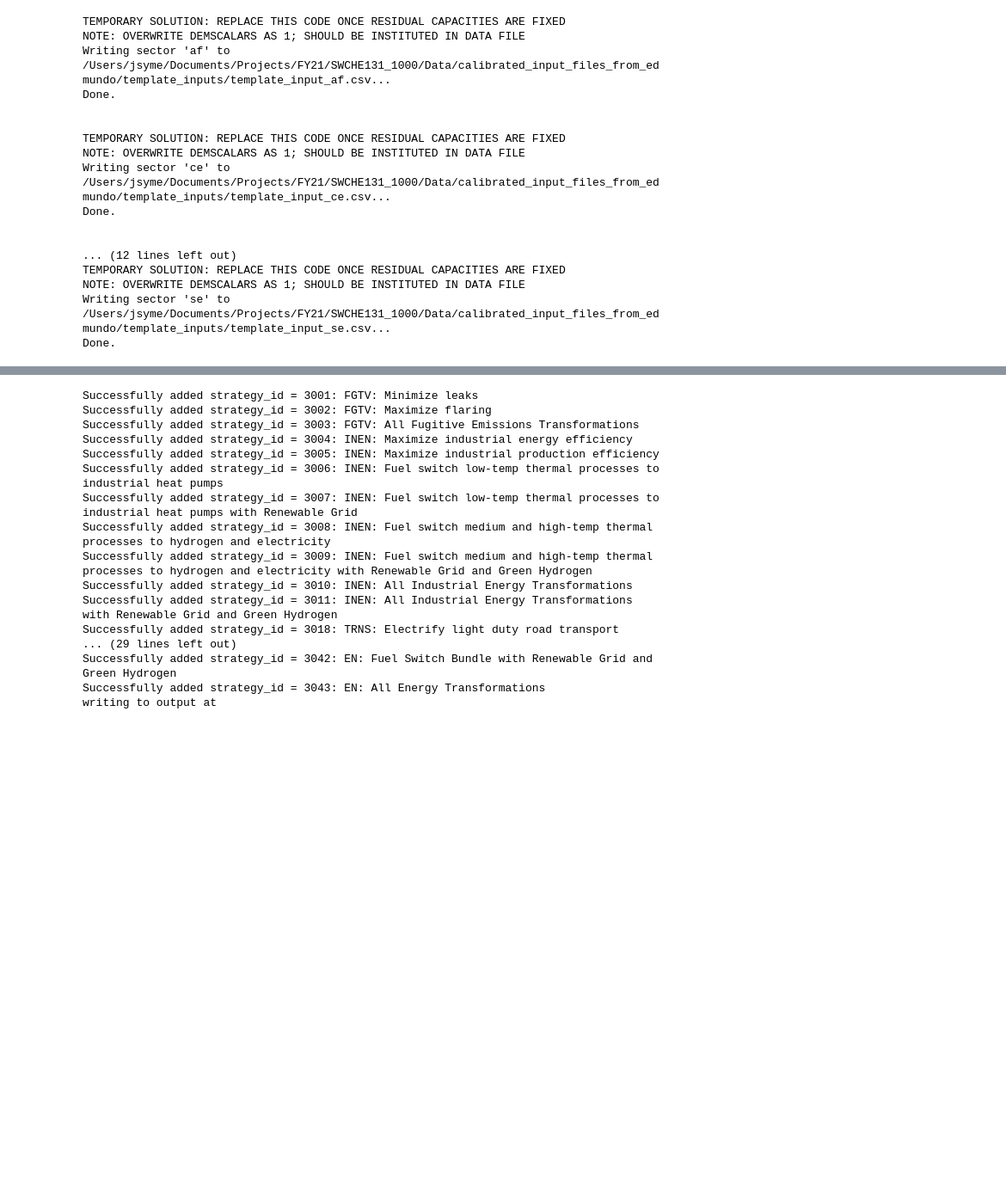
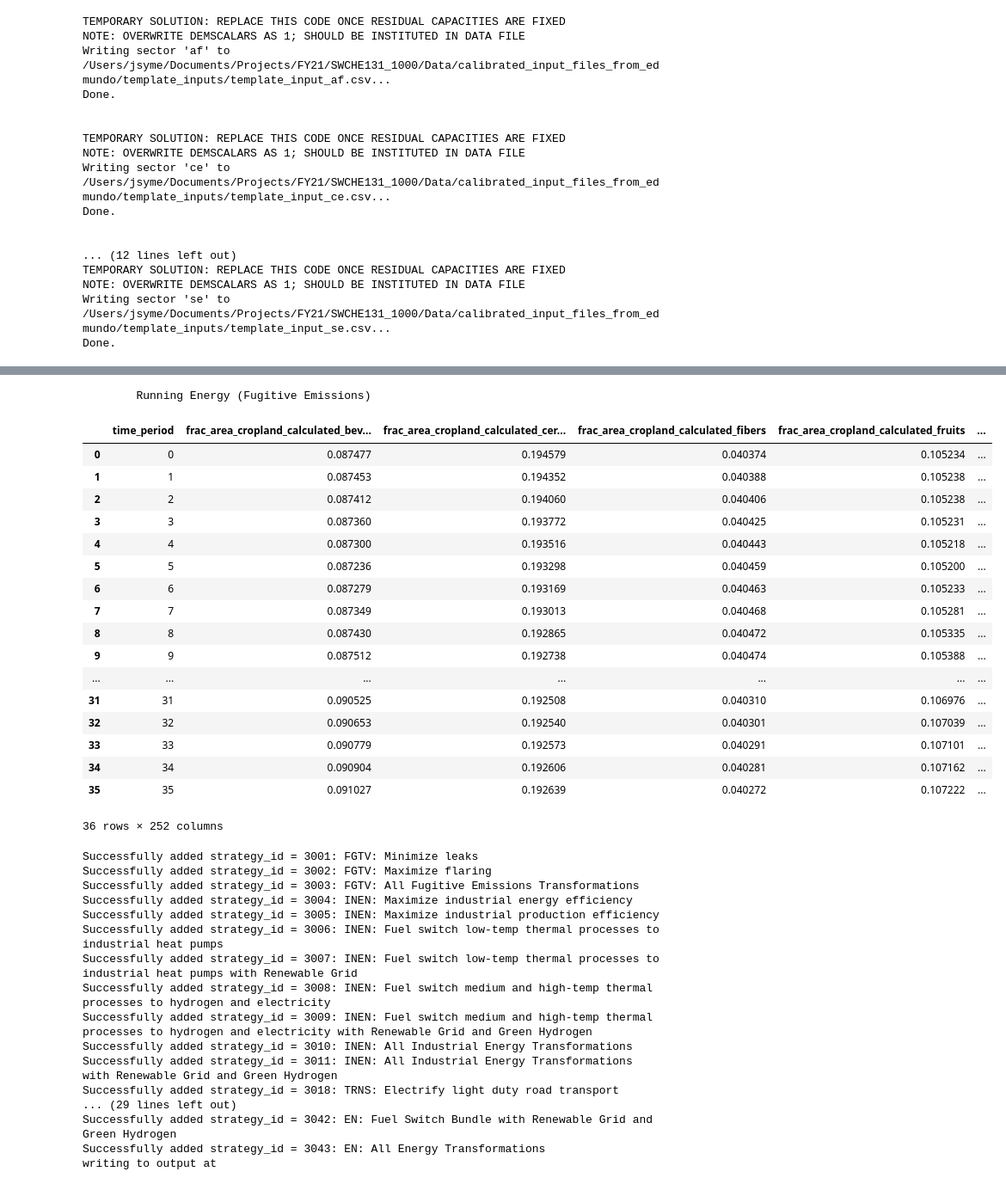
Before and after one commit to jarojasag/lac_decarbonization, a Jupyter notebook: python/build_transformations_energy.ipynb, the cells around one changed output, grey strips where cells are left out. Shown at 86% size. Cells and saved outputs as stored; diff of their text form; code cells hidden in the pictures; blank space fills up the shorter version.

```diff
--- a/python/build_transformations_energy.ipynb
+++ b/python/build_transformations_energy.ipynb
@@ -1106,3 +1334,25 @@ Done.
+# %%
+mods.project(df_input[df_input[field_iso].isin(["BRA"])])
+# %% [output]
+        Running Energy (Fugitive Emissions)
+|  | time_period | frac_area_cropland_calculated_bev... | frac_area_cropland_calculated_cer... | frac_area_cropland_calculated_fibers | frac_area_cropland_calculated_fruits | ... |
+| 0 | 0 | 0.087477 | 0.194579 | 0.040374 | 0.105234 | ... |
+| 1 | 1 | 0.087453 | 0.194352 | 0.040388 | 0.105238 | ... |
+| 2 | 2 | 0.087412 | 0.194060 | 0.040406 | 0.105238 | ... |
+| 3 | 3 | 0.087360 | 0.193772 | 0.040425 | 0.105231 | ... |
+| 4 | 4 | 0.087300 | 0.193516 | 0.040443 | 0.105218 | ... |
+| 5 | 5 | 0.087236 | 0.193298 | 0.040459 | 0.105200 | ... |
+| 6 | 6 | 0.087279 | 0.193169 | 0.040463 | 0.105233 | ... |
+| 7 | 7 | 0.087349 | 0.193013 | 0.040468 | 0.105281 | ... |
+| 8 | 8 | 0.087430 | 0.192865 | 0.040472 | 0.105335 | ... |
+| 9 | 9 | 0.087512 | 0.192738 | 0.040474 | 0.105388 | ... |
+| ... | ... | ... | ... | ... | ... | ... |
+| 31 | 31 | 0.090525 | 0.192508 | 0.040310 | 0.106976 | ... |
+| 32 | 32 | 0.090653 | 0.192540 | 0.040301 | 0.107039 | ... |
+| 33 | 33 | 0.090779 | 0.192573 | 0.040291 | 0.107101 | ... |
+| 34 | 34 | 0.090904 | 0.192606 | 0.040281 | 0.107162 | ... |
+| 35 | 35 | 0.091027 | 0.192639 | 0.040272 | 0.107222 | ... |
+36 rows × 252 columns
 # %%
 importlib.reload(ma)
 importlib.reload(sa)
```
Also changed, not shown: parts of 7 cells of this notebook, 18 other files.
